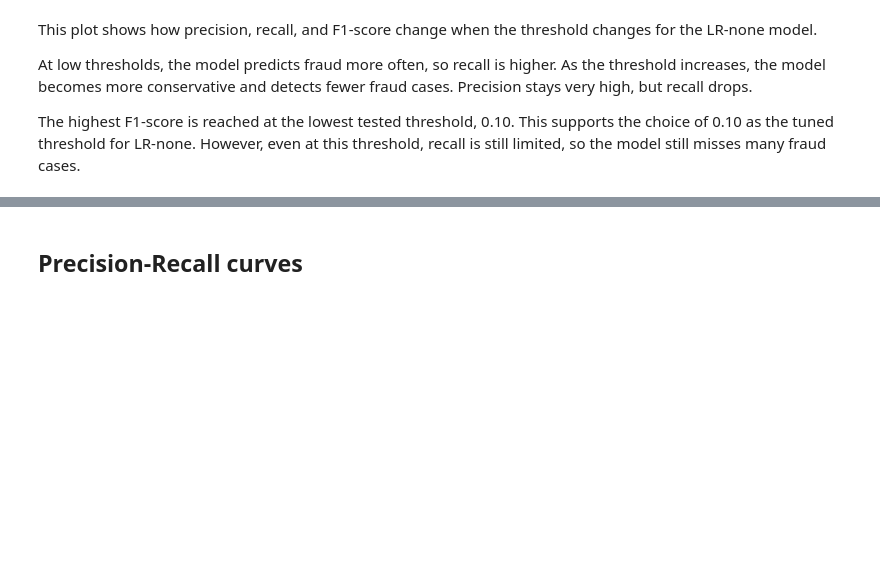
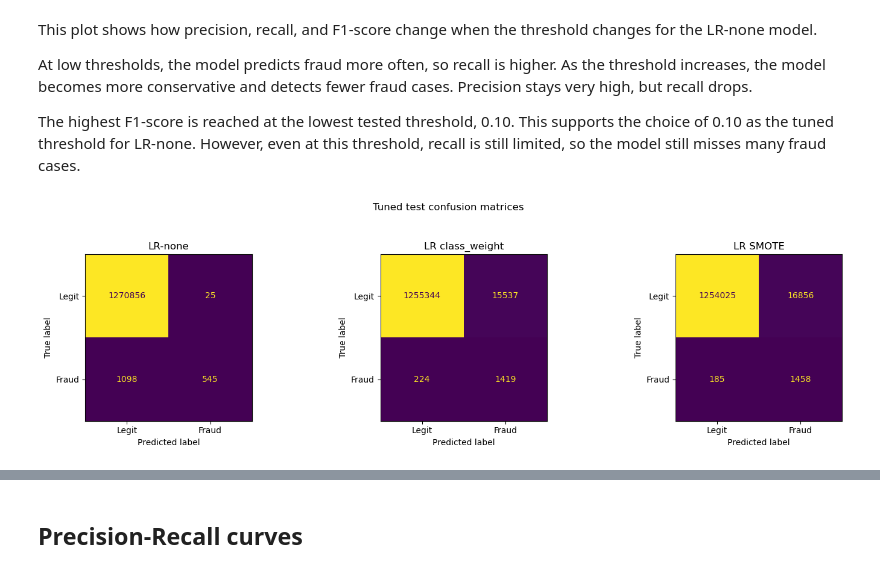
Before and after one commit to tanyelutsik/multimodal-fraud-detection-thesis, a Jupyter notebook: notebook/11_tabular_full_baseline.ipynb, the cells around one changed output, grey strips where cells are left out. Cells and saved outputs as stored; diff of their text form; code cells hidden in the pictures; blank space fills up the shorter version.

```diff
--- a/notebook/11_tabular_full_baseline.ipynb
+++ b/notebook/11_tabular_full_baseline.ipynb
@@ -1015,3 +1015,28 @@ This plot shows how precision, recall, and F1-score change when the threshold ch
 At low thresholds, the model predicts fraud more often, so recall is higher. As the threshold increases, the model becomes more conservative and detects fewer fraud cases. Precision stays very high, but recall drops.
 
 The highest F1-score is reached at the lowest tested threshold, 0.10. This supports the choice of 0.10 as the tuned threshold for LR-none. However, even at this threshold, recall is still limited, so the model still misses many fraud cases.
+# %%
+import matplotlib.pyplot as plt
+from sklearn.metrics import ConfusionMatrixDisplay
+
+fig, axes = plt.subplots(1, 3, figsize=(15, 4))
+
+cm_list = [
+    (tuned_cm_none, "LR-none"),
+    (tuned_cm_weighted, "LR class_weight"),
+    (tuned_cm_smote, "LR SMOTE"),
+]
+
+for ax, (cm, title) in zip(axes, cm_list):
+    disp = ConfusionMatrixDisplay(
+        confusion_matrix=cm,
+        display_labels=["Legit", "Fraud"]
+    )
+    disp.plot(ax=ax, colorbar=False, values_format="d")
+    ax.set_title(title)
+
+plt.suptitle("Tuned test confusion matrices", y=1.05)
+plt.tight_layout()
+plt.show()
+# %% [output]
+[figure, added]
```
Also changed, not shown: parts of 10 cells of this notebook, 1 other file.
